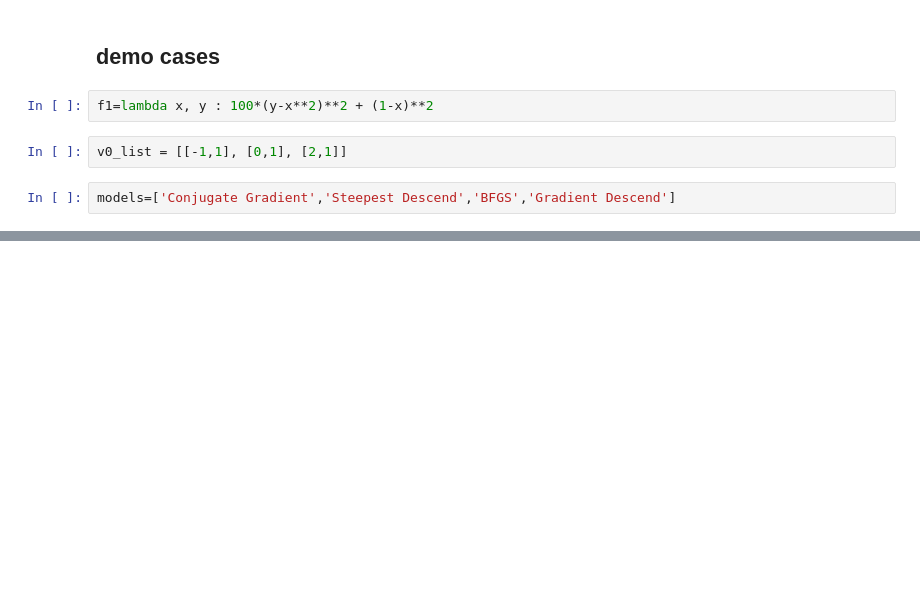
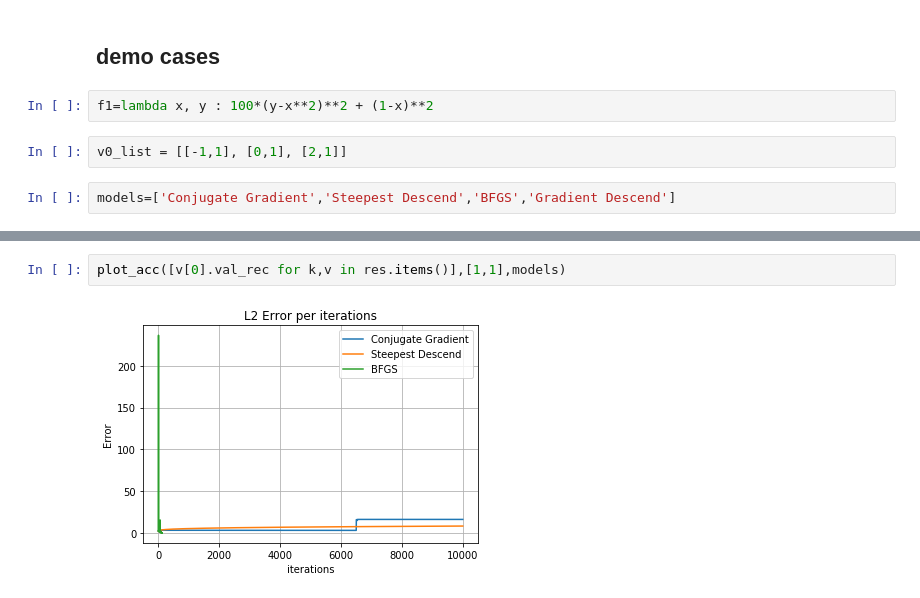
Before and after one commit to AutoDiffAll/cs207_FinalProject, a Jupyter notebook: Implementation/test_for_optimizer.ipynb, the cells around one changed output, grey strips where cells are left out. Saved outputs shown, nothing was run; the diff lists cells and outputs as text; blank space fills up the shorter version.

```diff
--- a/Implementation/test_for_optimizer.ipynb
+++ b/Implementation/test_for_optimizer.ipynb
@@ -130,0 +113,4 @@ array([[ 2.00000000e+00,  1.00000000e+00],
+# %%
+plot_acc([v[0].val_rec for k,v in res.items()],[1,1],models)
+# %% [output]
+[figure, added]
```
Also changed, not shown: parts of 13 cells of this notebook.
